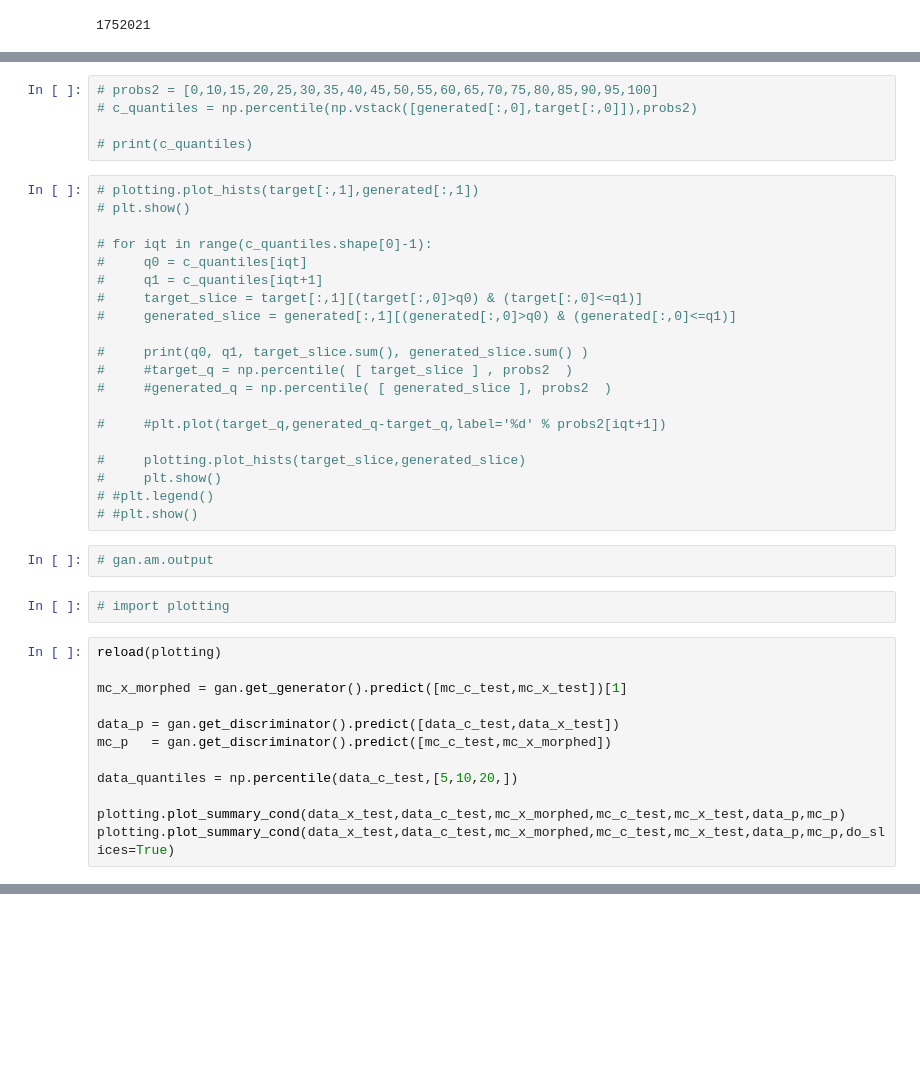
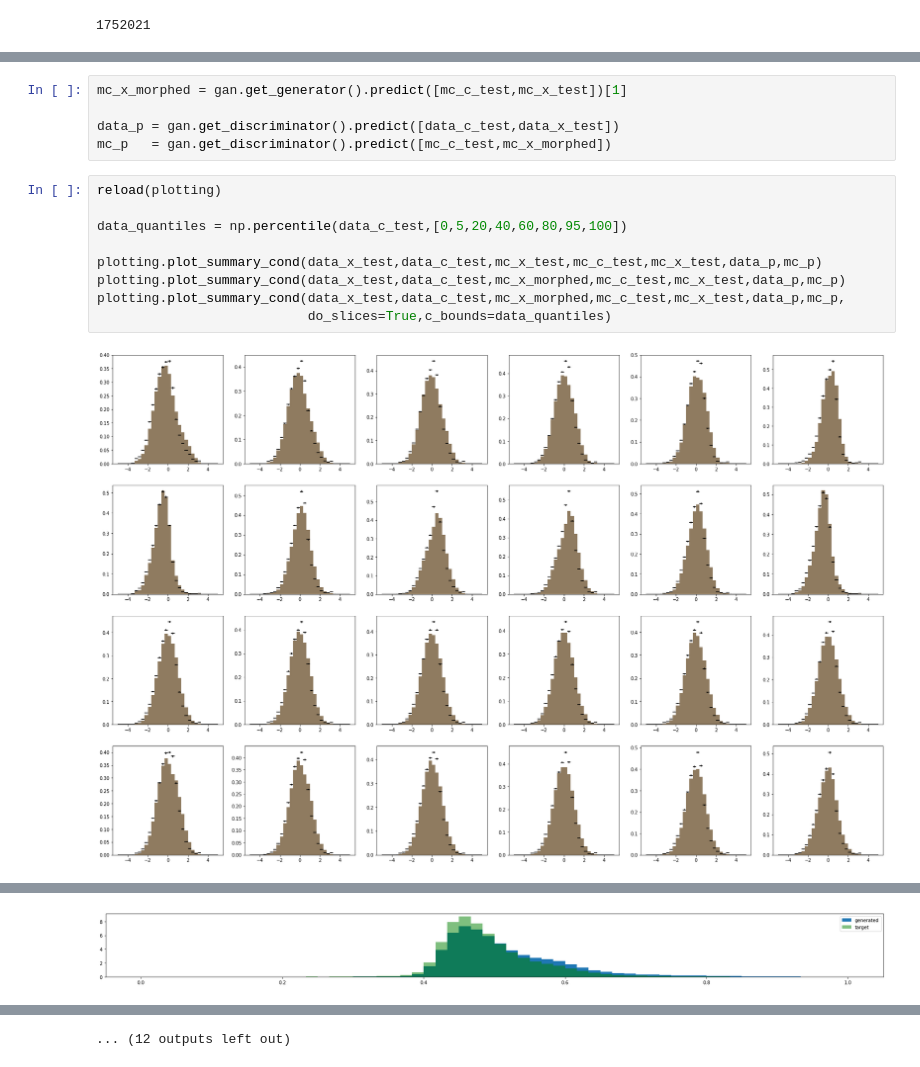
Before and after one commit to alberto-giampaolo/GAN, a Jupyter notebook: cms_zee_1D_conditional.ipynb, the cells around one changed output, grey strips where cells are left out. Drawn from its saved outputs; the diff is of its cells as text; blank space fills up the shorter version.

```diff
--- a/cms_zee_1D_conditional.ipynb
+++ b/cms_zee_1D_conditional.ipynb
@@ -285,41 +300,16 @@ gan.fit(**do)
-# %%
-# probs2 = [0,10,15,20,25,30,35,40,45,50,55,60,65,70,75,80,85,90,95,100]
-# c_quantiles = np.percentile(np.vstack([generated[:,0],target[:,0]]),probs2)
-
-# print(c_quantiles)
-# %%
-# plotting.plot_hists(target[:,1],generated[:,1])
-# plt.show()
-
-# for iqt in range(c_quantiles.shape[0]-1):
-#     q0 = c_quantiles[iqt]
-#     q1 = c_quantiles[iqt+1]
-#     target_slice = target[:,1][(target[:,0]>q0) & (target[:,0]<=q1)]
-#     generated_slice = generated[:,1][(generated[:,0]>q0) & (generated[:,0]<=q1)]
-
-#     print(q0, q1, target_slice.sum(), generated_slice.sum() )
-#     #target_q = np.percentile( [ target_slice ] , probs2  )
-#     #generated_q = np.percentile( [ generated_slice ], probs2  )
-
-#     #plt.plot(target_q,generated_q-target_q,label='%d' % probs2[iqt+1])
-
-#     plotting.plot_hists(target_slice,generated_slice)
-#     plt.show()
-# #plt.legend()
-# #plt.show()
-# %%
-# gan.am.output
-# %%
-# import plotting
+# %%
+mc_x_morphed = gan.get_generator().predict([mc_c_test,mc_x_test])[1]
+
+data_p = gan.get_discriminator().predict([data_c_test,data_x_test])
+mc_p   = gan.get_discriminator().predict([mc_c_test,mc_x_morphed])
 # %%
 reload(plotting)
 
-mc_x_morphed = gan.get_generator().predict([mc_c_test,mc_x_test])[1]
+data_quantiles = np.percentile(data_c_test,[0,5,20,40,60,80,95,100])
 
-data_p = gan.get_discriminator().predict([data_c_test,data_x_test])
-mc_p   = gan.get_discriminator().predict([mc_c_test,mc_x_morphed])
-
-data_quantiles = np.percentile(data_c_test,[5,10,20,])
-
+plotting.plot_summary_cond(data_x_test,data_c_test,mc_x_test,mc_c_test,mc_x_test,data_p,mc_p)
 plotting.plot_summary_cond(data_x_test,data_c_test,mc_x_morphed,mc_c_test,mc_x_test,data_p,mc_p)
-plotting.plot_summary_cond(data_x_test,data_c_test,mc_x_morphed,mc_c_test,mc_x_test,data_p,mc_p,do_slices=True)
+plotting.plot_summary_cond(data_x_test,data_c_test,mc_x_morphed,mc_c_test,mc_x_test,data_p,mc_p,
+                           do_slices=True,c_bounds=data_quantiles)
+# %% [output]
+[figure, added]
@@ -325,0 +322 @@ plotting.plot_summary_cond(data_x_test,data_c_test,mc_x_morphed,mc_c_test,mc_x_t
+[figure, added]
@@ -326,2 +327,3 @@ plotting.plot_summary_cond(data_x_test,data_c_test,mc_x_morphed,mc_c_test,mc_x_t
+... (12 outputs left out)
 # %%
 print(data_c_test.shape,data_x_test.shape)
```
Also changed, not shown: parts of 23 cells of this notebook.
